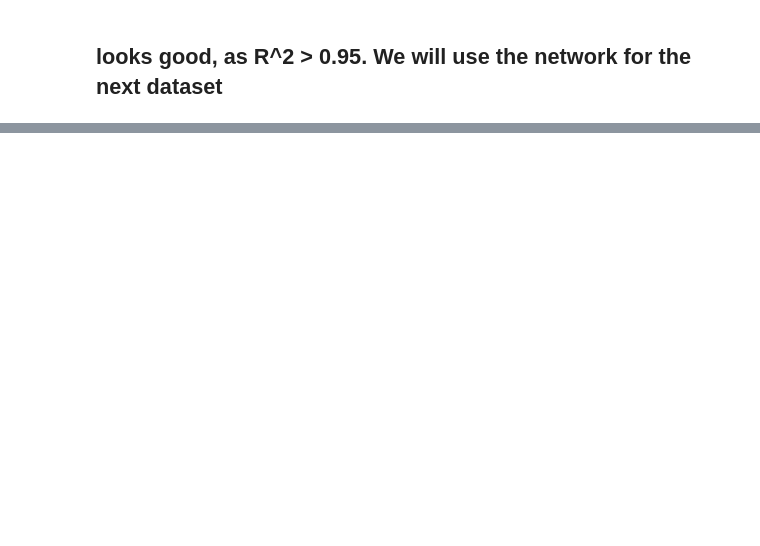
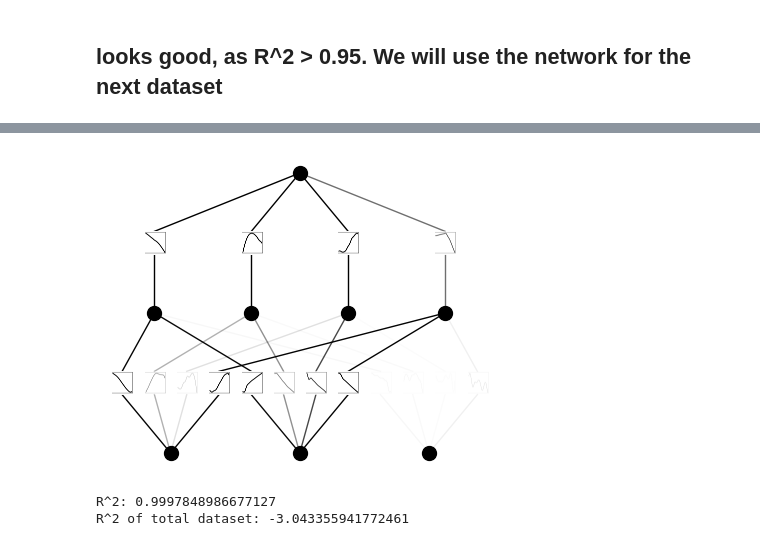
Before and after one commit to KindXiaoming/pykan, a Jupyter notebook: tutorials/continual_learning_structural.ipynb, the cells around one changed output, grey strips where cells are left out. Drawn from its saved outputs; the diff is of its cells as text; code cells hidden in the pictures; blank space fills up the shorter version.

```diff
--- a/tutorials/continual_learning_structural.ipynb
+++ b/tutorials/continual_learning_structural.ipynb
@@ -66,0 +115,21 @@ datasetoct1 = create_dataset(f, n_var=3, train_num=2500, test_num=500, seed=0, r
+# %%
+model = model.prune(threshold=0.1)
+model(datasetoct2['train_input'].to("cpu"))
+model.plot()
+# %% [output]
+[figure, added]
+# %%
+datasetoct3 = create_dataset(f, n_var=3, train_num=2500, test_num=500, seed=0, ranges=[[-5, 0], [0, 5], [0, 5]])
+model.train(datasetoct3, opt="LBFGS", steps=int(80/4));
+f_pred = model(datasetoct3['test_input'].to('cpu')).to('cpu').detach().numpy()
+f_true = datasetoct3['test_label'].to('cpu').detach().numpy()
+r2 = 1 - np.sum((f_pred - f_true)**2)/np.sum(f_true**2)
+print(f"R^2: {r2}")
+
+f_pred = model(datasetall['test_input'].to('cpu')).to('cpu').detach().numpy()
+f_true = datasetall['test_label'].to('cpu').detach().numpy()
+r2 = 1 - np.sum((f_pred - f_true)**2)/np.sum(f_true**2)
+print(f"R^2 of total dataset: {r2}")
+# %% [output]
+R^2: 0.9997848986677127
+R^2 of total dataset: -3.043355941772461
```
Also changed, not shown: parts of 19 cells of this notebook, 1 other file.
